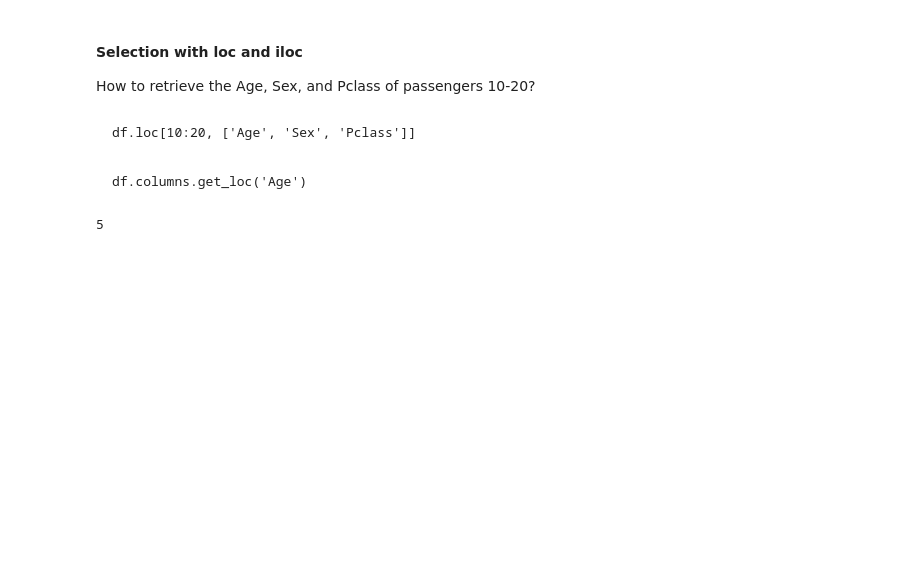
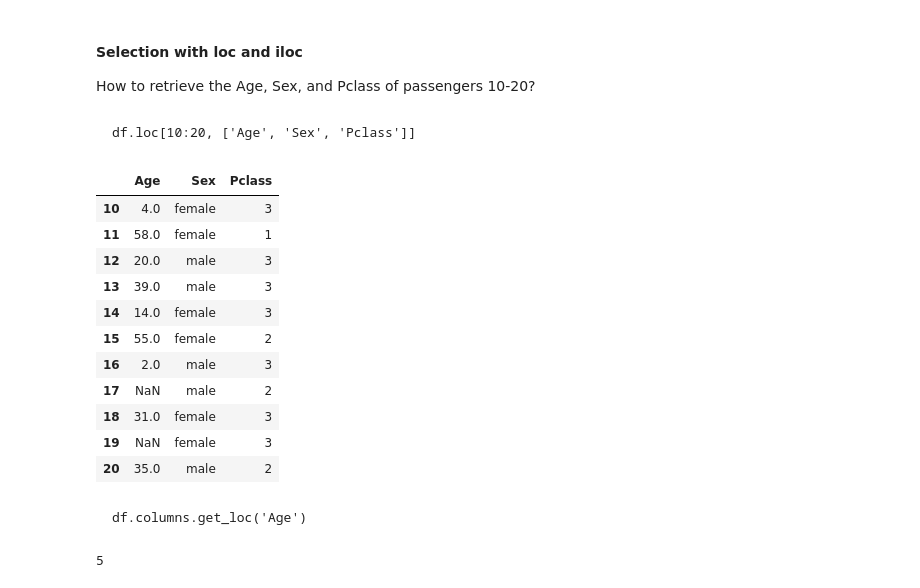
Before and after one commit to rbp59/Info212, a Jupyter notebook: Lectures/INFO212-Week4-Lecture.ipynb, the cells around one changed output. Saved outputs shown, nothing was run; the diff lists cells and outputs as text; code cells hidden in the pictures; blank space fills up the shorter version.

````diff
--- a/Lectures/INFO212-Week4-Lecture.ipynb
+++ b/Lectures/INFO212-Week4-Lecture.ipynb
@@ -599,6 +686,21 @@ How to retrieve the Age, Sex, and Pclass of passengers 10-20?
 ```
 df.loc[10:20, ['Age', 'Sex', 'Pclass']]
 ```
+# %%
+df.loc[10:20, ['Age', 'Sex', 'Pclass']]
+# %% [output]
+|  | Age | Sex | Pclass |
+| 10 | 4.0 | female | 3 |
+| 11 | 58.0 | female | 1 |
+| 12 | 20.0 | male | 3 |
+| 13 | 39.0 | male | 3 |
+| 14 | 14.0 | female | 3 |
+| 15 | 55.0 | female | 2 |
+| 16 | 2.0 | male | 3 |
+| 17 | NaN | male | 2 |
+| 18 | 31.0 | female | 3 |
+| 19 | NaN | female | 3 |
+| 20 | 35.0 | male | 2 |
 # %% [markdown]
 ```
 df.columns.get_loc('Age')
````
Also changed, not shown: parts of 38 cells of this notebook, 10 other files.
